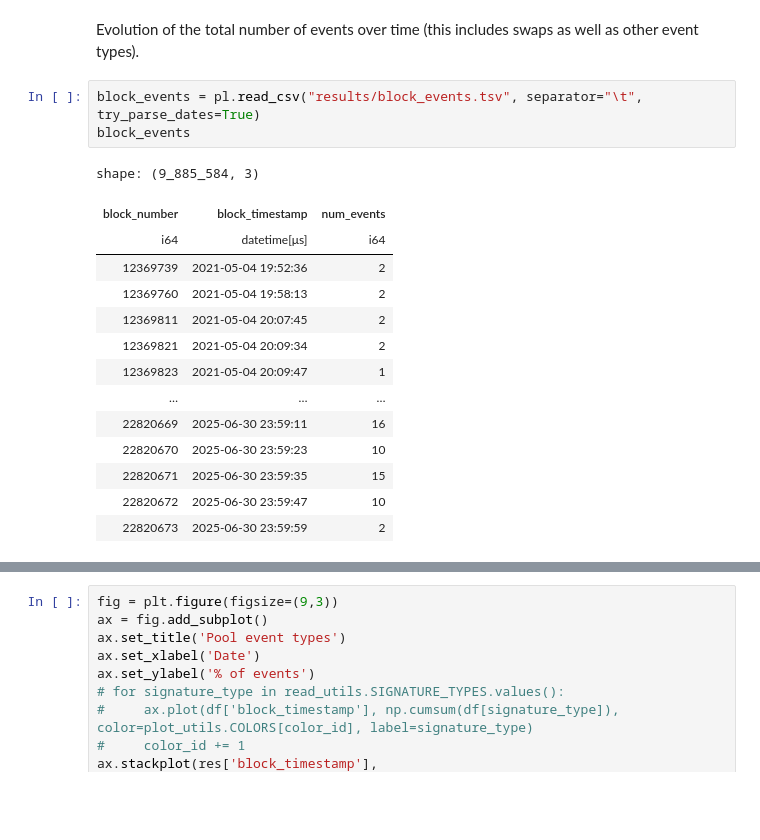
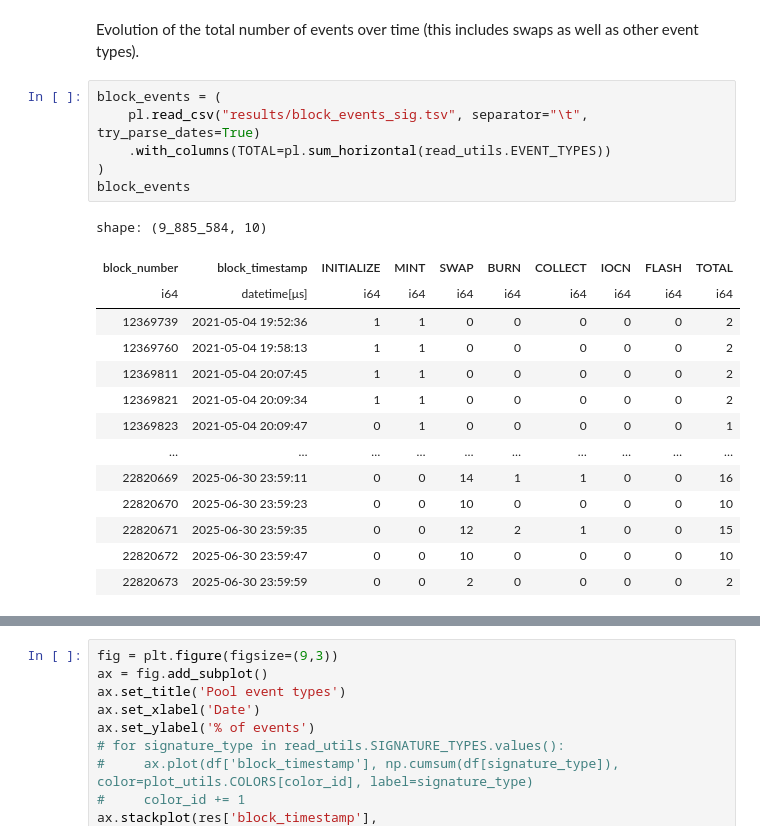
Before and after one commit to mloporchio/UniswapAnalysis, a Jupyter notebook: nb_pool.ipynb, the cells around one changed output, grey strips where cells are left out. Saved outputs shown, nothing was run; the diff lists cells and outputs as text; blank space fills up the shorter version.

```diff
--- a/nb_pool.ipynb
+++ b/nb_pool.ipynb
@@ -65,23 +65,26 @@ plt.show()
 # %% [markdown]
 Evolution of the total number of events over time (this includes swaps as well as other event types).
 # %%
-block_events = pl.read_csv("results/block_events.tsv", separator="\t", try_parse_dates=True)
+block_events = (
+    pl.read_csv("results/block_events_sig.tsv", separator="\t", try_parse_dates=True)
+    .with_columns(TOTAL=pl.sum_horizontal(read_utils.EVENT_TYPES))
+)
 block_events
 # %% [output]
-shape: (9_885_584, 3)
+shape: (9_885_584, 10)
-| block_number | block_timestamp | num_events |
-| i64 | datetime[μs] | i64 |
-| 12369739 | 2021-05-04 19:52:36 | 2 |
-| 12369760 | 2021-05-04 19:58:13 | 2 |
-| 12369811 | 2021-05-04 20:07:45 | 2 |
-| 12369821 | 2021-05-04 20:09:34 | 2 |
-| 12369823 | 2021-05-04 20:09:47 | 1 |
-| … | … | … |
-| 22820669 | 2025-06-30 23:59:11 | 16 |
-| 22820670 | 2025-06-30 23:59:23 | 10 |
-| 22820671 | 2025-06-30 23:59:35 | 15 |
-| 22820672 | 2025-06-30 23:59:47 | 10 |
-| 22820673 | 2025-06-30 23:59:59 | 2 |
+| block_number | block_timestamp | INITIALIZE | MINT | SWAP | BURN | COLLECT | IOCN | FLASH | TOTAL |
+| i64 | datetime[μs] | i64 | i64 | i64 | i64 | i64 | i64 | i64 | i64 |
+| 12369739 | 2021-05-04 19:52:36 | 1 | 1 | 0 | 0 | 0 | 0 | 0 | 2 |
+| 12369760 | 2021-05-04 19:58:13 | 1 | 1 | 0 | 0 | 0 | 0 | 0 | 2 |
+| 12369811 | 2021-05-04 20:07:45 | 1 | 1 | 0 | 0 | 0 | 0 | 0 | 2 |
+| 12369821 | 2021-05-04 20:09:34 | 1 | 1 | 0 | 0 | 0 | 0 | 0 | 2 |
+| 12369823 | 2021-05-04 20:09:47 | 0 | 1 | 0 | 0 | 0 | 0 | 0 | 1 |
+| … | … | … | … | … | … | … | … | … | … |
+| 22820669 | 2025-06-30 23:59:11 | 0 | 0 | 14 | 1 | 1 | 0 | 0 | 16 |
+| 22820670 | 2025-06-30 23:59:23 | 0 | 0 | 10 | 0 | 0 | 0 | 0 | 10 |
+| 22820671 | 2025-06-30 23:59:35 | 0 | 0 | 12 | 2 | 1 | 0 | 0 | 15 |
+| 22820672 | 2025-06-30 23:59:47 | 0 | 0 | 10 | 0 | 0 | 0 | 0 | 10 |
+| 22820673 | 2025-06-30 23:59:59 | 0 | 0 | 2 | 0 | 0 | 0 | 0 | 2 |
 # %%
 fig = plt.figure(figsize=(9,3))
 ax = fig.add_subplot()
```
Also changed, not shown: parts of 5 cells of this notebook, 13 other files.
